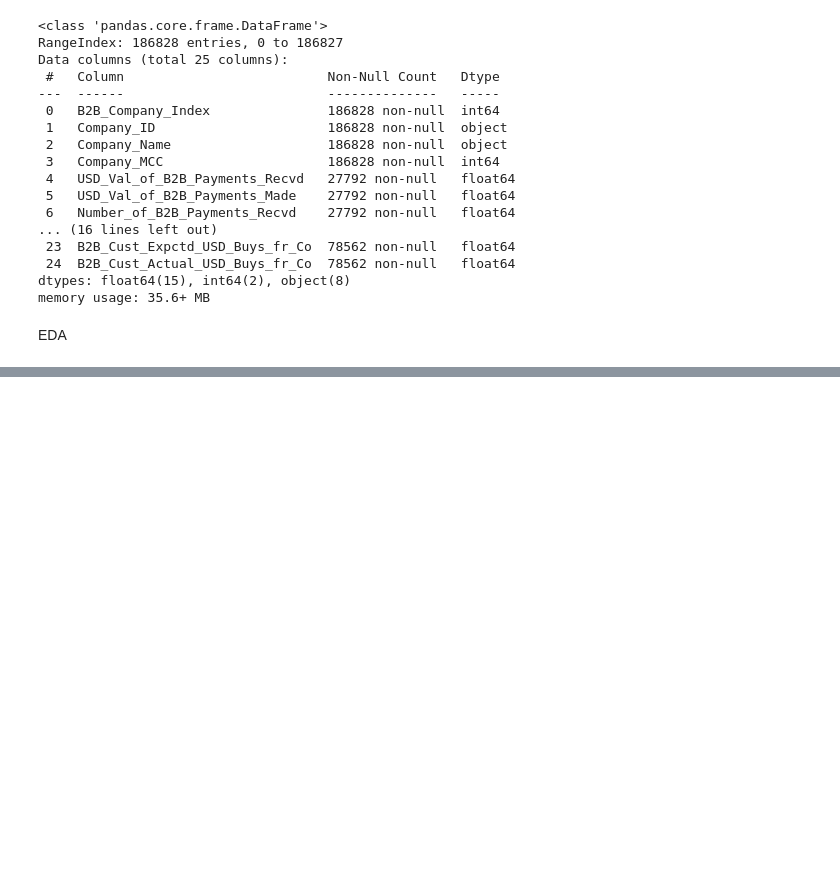
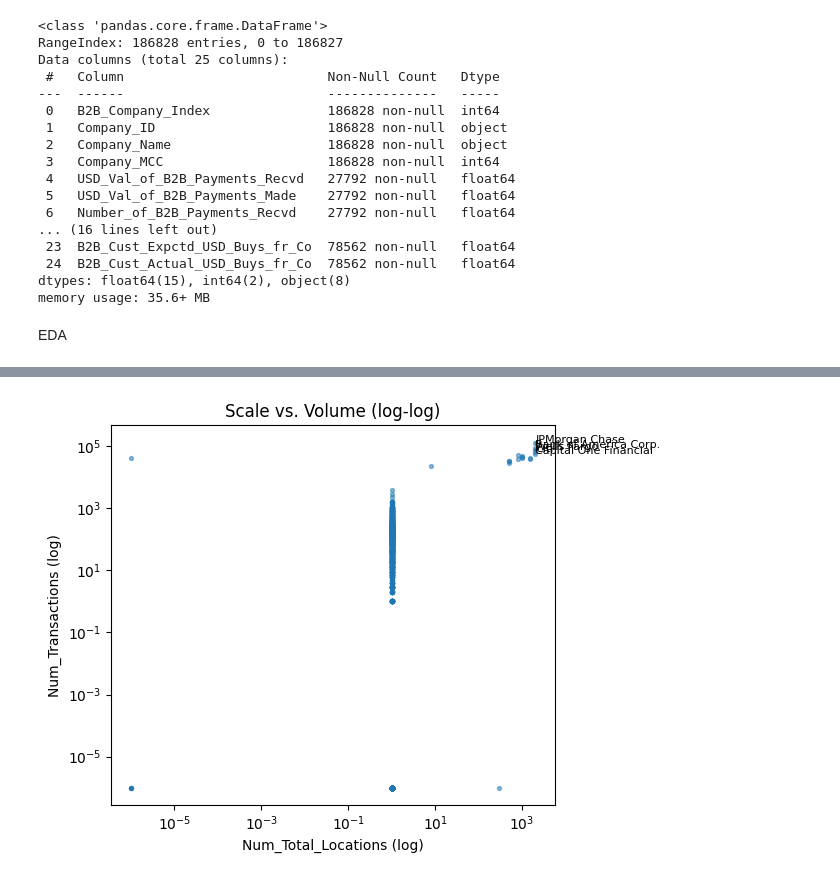
Before and after one commit to thomas-sutter/ai-aml-mvp2value, a Jupyter notebook: 1_exploratory_data_analysis.ipynb, the cells around one changed output, grey strips where cells are left out. Saved outputs shown, nothing was run; the diff lists cells and outputs as text; code cells hidden in the pictures; blank space fills up the shorter version.

```diff
--- a/1_exploratory_data_analysis.ipynb
+++ b/1_exploratory_data_analysis.ipynb
@@ -373,0 +465,18 @@ EDA
+# %%
+plt.figure()
+x = banks["Num_Total_Locations"].astype(float).clip(lower=1e-6)
+y = banks["Num_Transactions"].astype(float).clip(lower=1e-6)
+plt.scatter(x, y, s=8, alpha=0.5)
+plt.xscale("log"); plt.yscale("log")
+plt.xlabel("Num_Total_Locations (log)")
+plt.ylabel("Num_Transactions (log)")
+plt.title("Scale vs. Volume (log-log)")
+
+# Annotiere Top-5 nach Transaktionen
+for _, r in banks.nlargest(5, "Num_Transactions").iterrows():
+    plt.annotate(r["Bank_Name"], (max(r["Num_Total_Locations"],1e-6), max(r["Num_Transactions"],1e-6)), fontsize=8)
+
+plt.tight_layout()
+plt.show()
+# %% [output]
+[figure, added]
```
Also changed, not shown: parts of 36 cells of this notebook.
